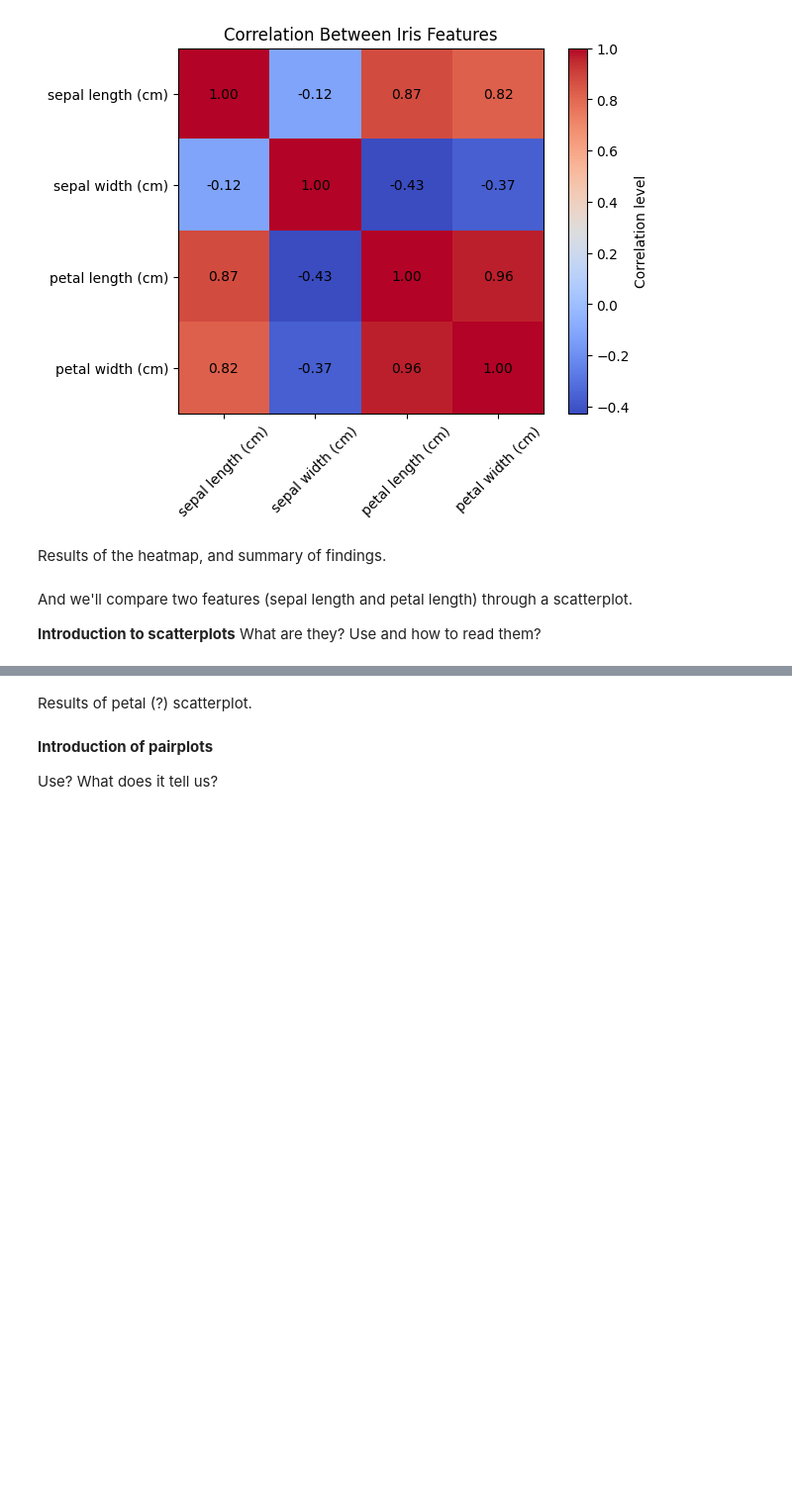
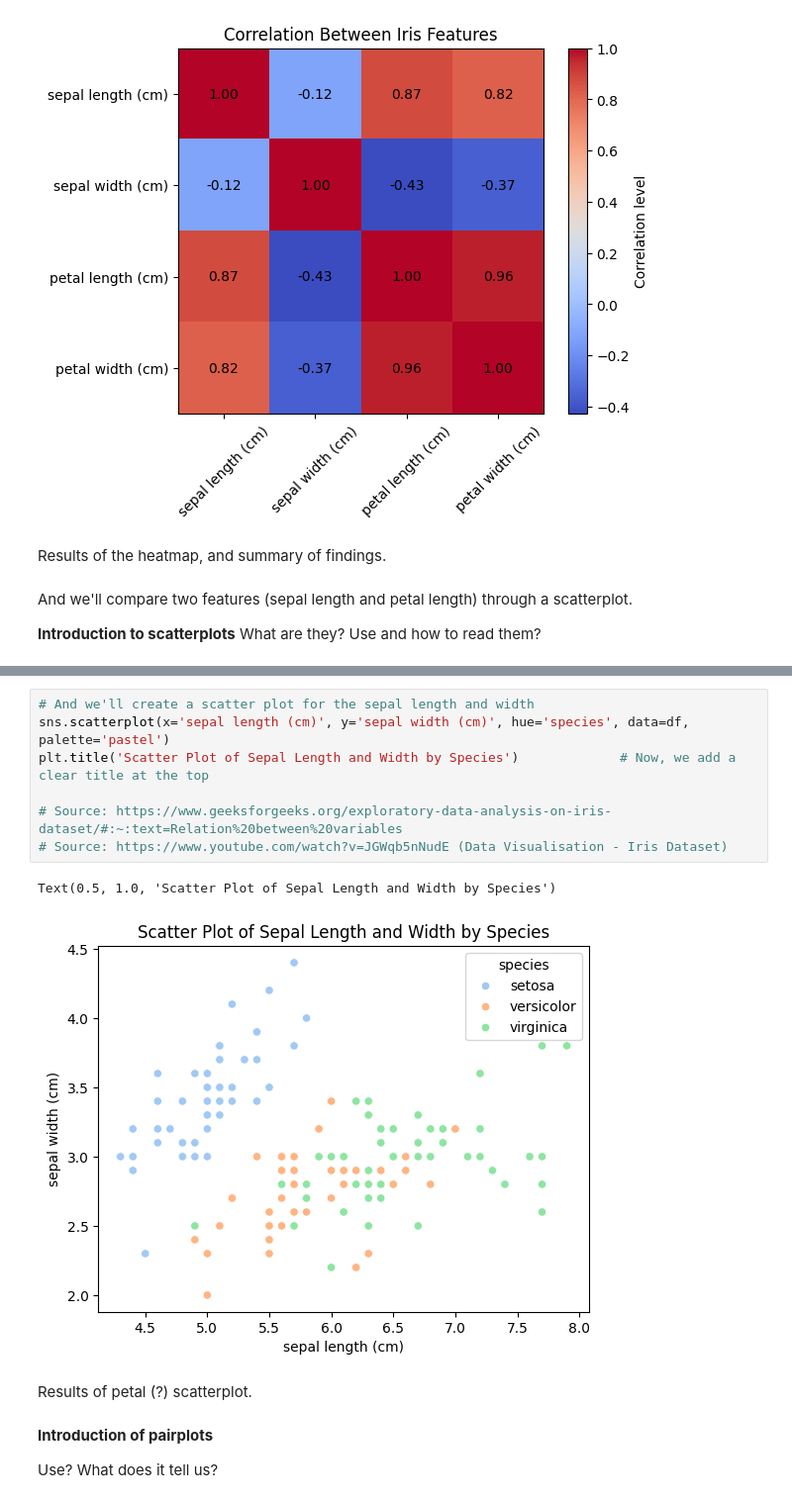
Before and after one commit to marianemcgrath/pands_project, a Jupyter notebook: analysis.ipynb, the cells around one changed output, grey strips where cells are left out. Shown: that part at 99% size. Cells and saved outputs as stored; diff of their text form; blank space fills up the shorter version.

```diff
--- a/analysis.ipynb
+++ b/analysis.ipynb
@@ -249,3 +282,13 @@ plt.show()
+# %%
+# And we'll create a scatter plot for the sepal length and width
+sns.scatterplot(x='sepal length (cm)', y='sepal width (cm)', hue='species', data=df, palette='pastel')
+plt.title('Scatter Plot of Sepal Length and Width by Species')             # Now, we add a clear title at the top
+
+# Source: https://www.geeksforgeeks.org/exploratory-data-analysis-on-iris-dataset/#:~:text=Relation%20between%20variables
+# Source: https://www.youtube.com/watch?v=JGWqb5nNudE (Data Visualisation - Iris Dataset)
+# %% [output]
+Text(0.5, 1.0, 'Scatter Plot of Sepal Length and Width by Species')
+[figure, added]
 # %% [markdown]
 Results of petal (?) scatterplot.
 # %% [markdown]
```
Also changed, not shown: parts of 11 cells of this notebook.
